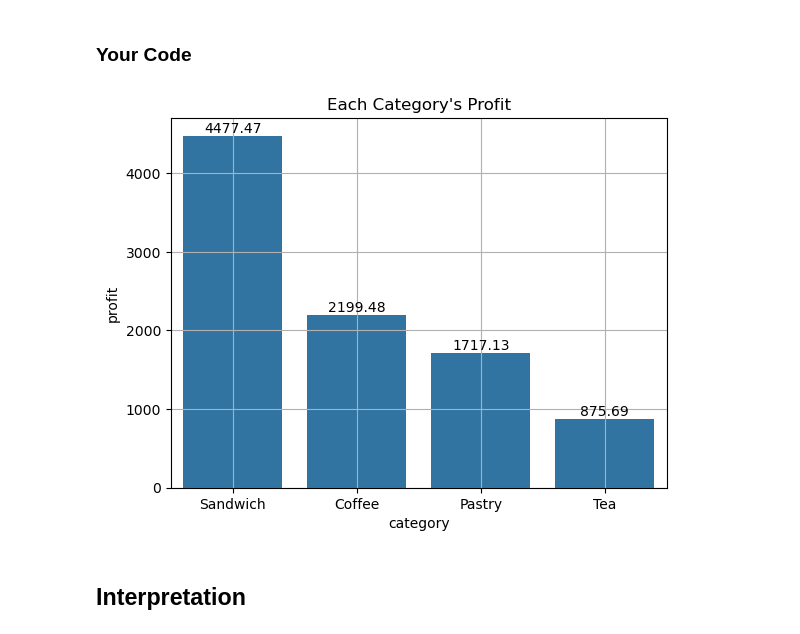
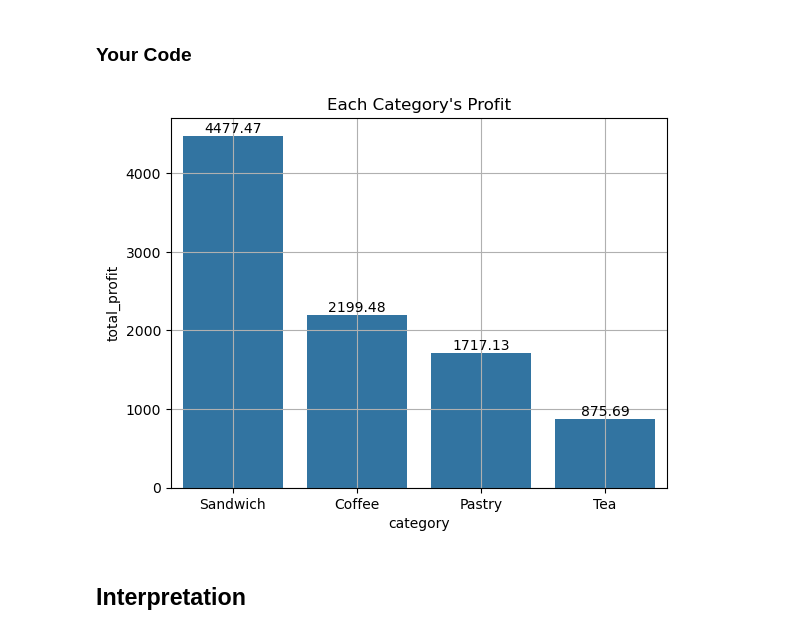
Before and after one commit to opc0002/py4eda-work, a Jupyter notebook: test2b/test_2b.ipynb, the cells around one changed output. Drawn from its saved outputs; the diff is of its cells as text; code cells hidden in the pictures.

Commit message:
Second pass on each task and did analysis and bonus

```diff
--- a/test2b/test_2b.ipynb
+++ b/test2b/test_2b.ipynb
@@ -237,10 +249,20 @@ Then summarize profitability by product category. Your code should return a tabl
 ### Your Code
 # %%
 # Task 4: create profit column, then groupby with .agg()
+
+#add the profit column to salesProducts
 salesProducts['profit'] = salesProducts['revenue'] - ( salesProducts['cost'] * salesProducts['quantity'] )
-salesProducts.head()
+#check the merge
+print(salesProducts.head(5))
 
-cateFrame = salesProducts.groupby('category')[['profit','quantity']].sum()
-cateFrame = cateFrame.sort_values(by='profit', ascending = False)
+#create a data frame that shows each category's profit and transacton count
+cateFrame = salesProducts.groupby('category')[['profit','transaction_id']].agg({
+    'profit' : "sum", #get total profit
+    'transaction_id' : 'count'}).rename(columns={ #get transaction count and start rename
+    'profit' : 'total_profit', #rename profit to total profit
+    'transaction_id': 'transactions_count'}) #rename transaction id to transaction count
+#sort the frame by order
+cateFrame = cateFrame.sort_values(by='total_profit', ascending = False)
+#show results
 print(cateFrame)
 # %% [output]
@@ -296,12 +330,13 @@ Create a bar chart showing total profit by product category. Use seaborn and ens
 # %%
 # Task 6: use sns.barplot() with aggregated data
 
-profitBar = sns.barplot(data=cateFrame, x='category', y='profit')
-profitBar.bar_label(profitBar.containers[0], fontsize=10)
-profitBar.set(title="Each Category's Profit")
-profitBar.grid()
+#makes a bar chart for the cateFrame data
+profitBar = sns.barplot(data=cateFrame, x='category', y='total_profit') #makes the plot and sets the x and y axis
+profitBar.bar_label(profitBar.containers[0], fontsize=10) #add the numbers at the top of each bar
+profitBar.set(title="Each Category's Profit") #adds the title
+profitBar.grid() #adds the grid to make it easier to read
 # %% [output]
-[figure, old version]
+[figure, new version]
 # %% [markdown]
 ## Interpretation
 # %% [markdown]
```
Also changed, not shown: parts of 9 cells of this notebook.
